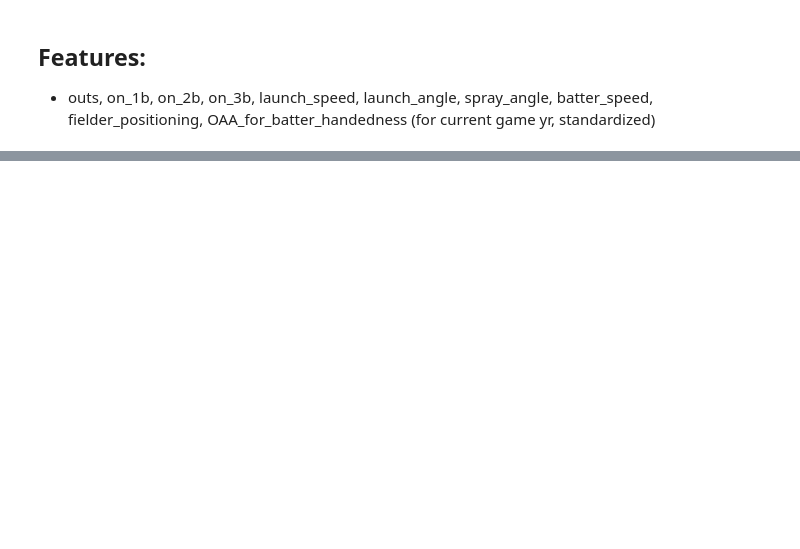
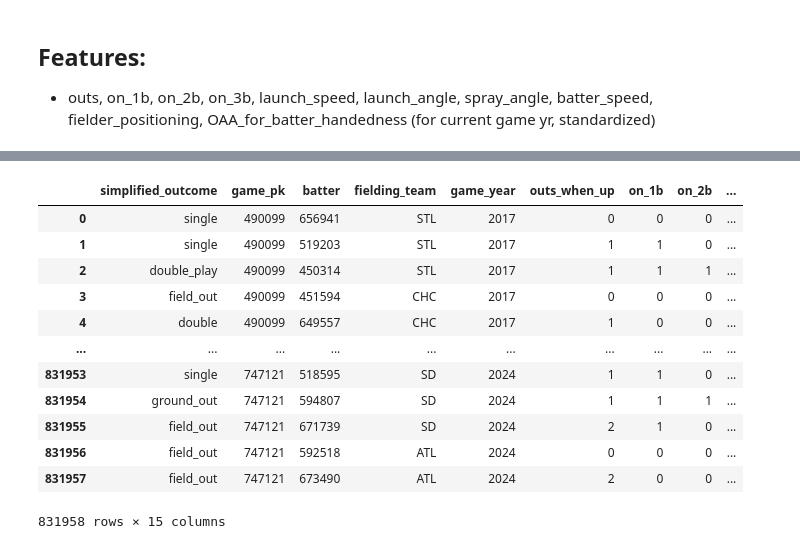
Before and after one commit to reecetec/mlb_simulator, a Jupyter notebook: notebooks/5.0-hit-classifier.ipynb, the cells around one changed output, grey strips where cells are left out. Cells and saved outputs as stored; diff of their text form; code cells hidden in the pictures; blank space fills up the shorter version.

```diff
--- a/notebooks/5.0-hit-classifier.ipynb
+++ b/notebooks/5.0-hit-classifier.ipynb
@@ -90,0 +170,36 @@ url = "https://baseballsavant.mlb.com/leaderboard/sprint_speed?min_season=2024&m
+# %%
+df = query_mlb_db("""
+    SELECT
+    CASE
+        WHEN events IN ('single') THEN 'single'
+        WHEN events IN ('double') THEN 'double'
+        WHEN events IN ('triple') THEN 'triple'
+        WHEN events IN ('home_run') THEN 'home_run'
+		WHEN events IN ('field_out') THEN 'field_out'
+        WHEN events IN ('ground_out', 'force_out') THEN 'ground_out'
+        WHEN events IN ('fly_out', 'sac_fly') THEN 'fly_out'
+        WHEN events IN ('double_play', 'grounded_into_double_play', 'sac_fly_double_play') THEN 'double_play'
+        WHEN events IN ('triple_play') THEN 'triple_play'
+        WHEN events IN ('field_error') THEN 'fielding_error'
+        WHEN events IN ('fielders_choice') THEN 'fielders_choice'
+        ELSE NULL
+    END AS simplified_outcome,
+	game_pk, batter,
+    case when inning_topbot='Top' then home_team else away_team end as 'fielding_team',
+    game_year, outs_when_up,
+	case when on_1b is not null then 1 else 0 end as on_1b,
+	case when on_2b is not null then 1 else 0 end as on_2b,
+	case when on_3b is not null then 1 else 0 end as on_3b,
+
+	if_fielding_alignment, of_fielding_alignment,
+	launch_speed, launch_angle, ROUND((-(180 / PI()) * atan2(hc_x - 130, 213 - hc_y) + 90)) as spray_angle
+FROM
+    Statcast
+WHERE type='X'
+and
+simplified_outcome &
+game_year & outs_when_up & of_fielding_alignment &
+launch_speed & launch_angle & spray_angle is not null
+ORDER BY GAME_DATE ASC;
+""")
+df.head()
@@ -90,0 +233,3 @@ url = "https://baseballsavant.mlb.com/leaderboard/sprint_speed?min_season=2024&m
+# %%
+venue_df = query_mlb_db('select game_pk, venue_name from VenueGamePkMapping;')
+venue_df.head()
@@ -90,0 +243,17 @@ url = "https://baseballsavant.mlb.com/leaderboard/sprint_speed?min_season=2024&m
+# %%
+df = df.merge(venue_df, how='left', on='game_pk')
+df
+# %% [output]
+|  | simplified_outcome | game_pk | batter | fielding_team | game_year | outs_when_up | on_1b | on_2b | ... |
+| 0 | single | 490099 | 656941 | STL | 2017 | 0 | 0 | 0 | ... |
+| 1 | single | 490099 | 519203 | STL | 2017 | 1 | 1 | 0 | ... |
+| 2 | double_play | 490099 | 450314 | STL | 2017 | 1 | 1 | 1 | ... |
+| 3 | field_out | 490099 | 451594 | CHC | 2017 | 0 | 0 | 0 | ... |
+| 4 | double | 490099 | 649557 | CHC | 2017 | 1 | 0 | 0 | ... |
+| ... | ... | ... | ... | ... | ... | ... | ... | ... | ... |
+| 831953 | single | 747121 | 518595 | SD | 2024 | 1 | 1 | 0 | ... |
+| 831954 | ground_out | 747121 | 594807 | SD | 2024 | 1 | 1 | 1 | ... |
+| 831955 | field_out | 747121 | 671739 | SD | 2024 | 2 | 1 | 0 | ... |
+| 831956 | field_out | 747121 | 592518 | ATL | 2024 | 0 | 0 | 0 | ... |
+| 831957 | field_out | 747121 | 673490 | ATL | 2024 | 2 | 0 | 0 | ... |
+831958 rows × 15 columns
```
Also changed, not shown: parts of 27 cells of this notebook, 2 other files.
